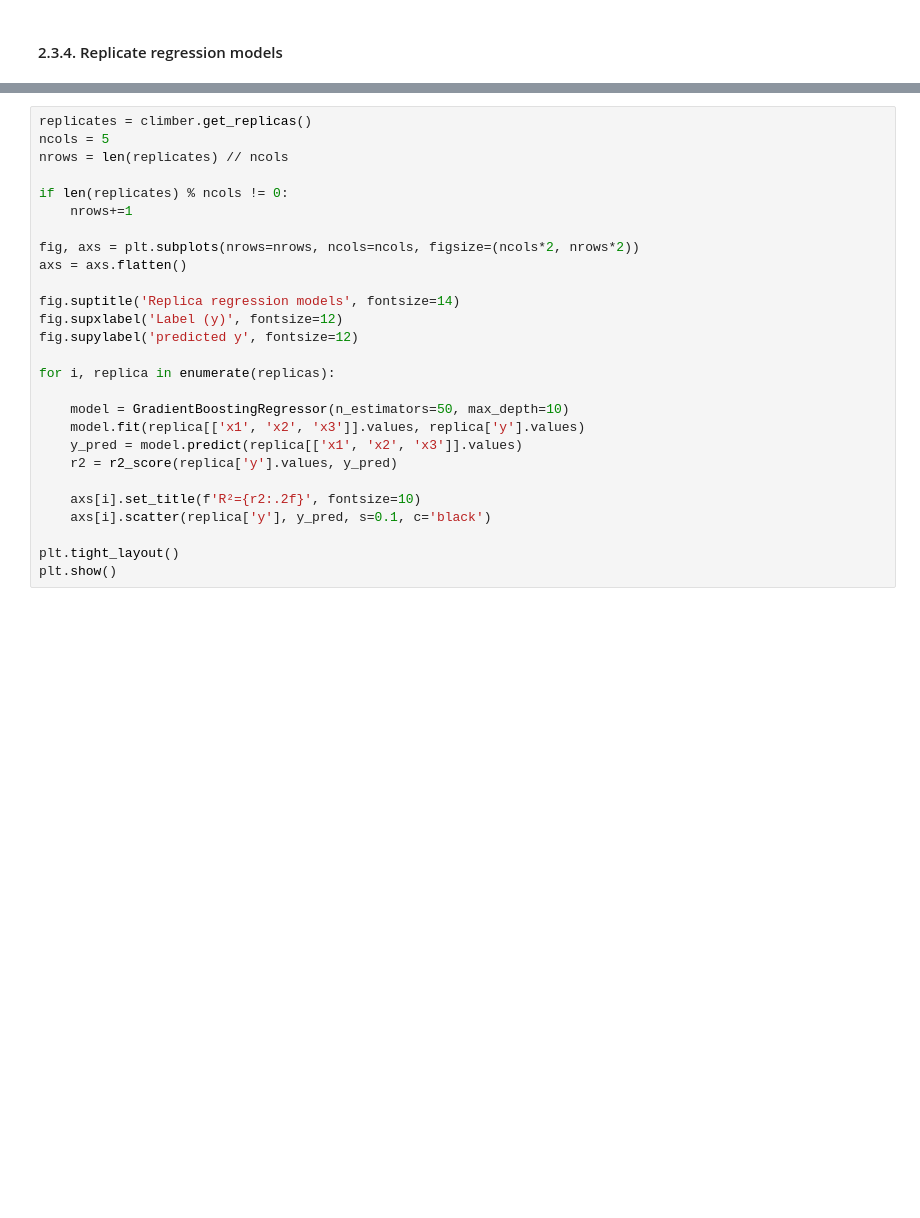
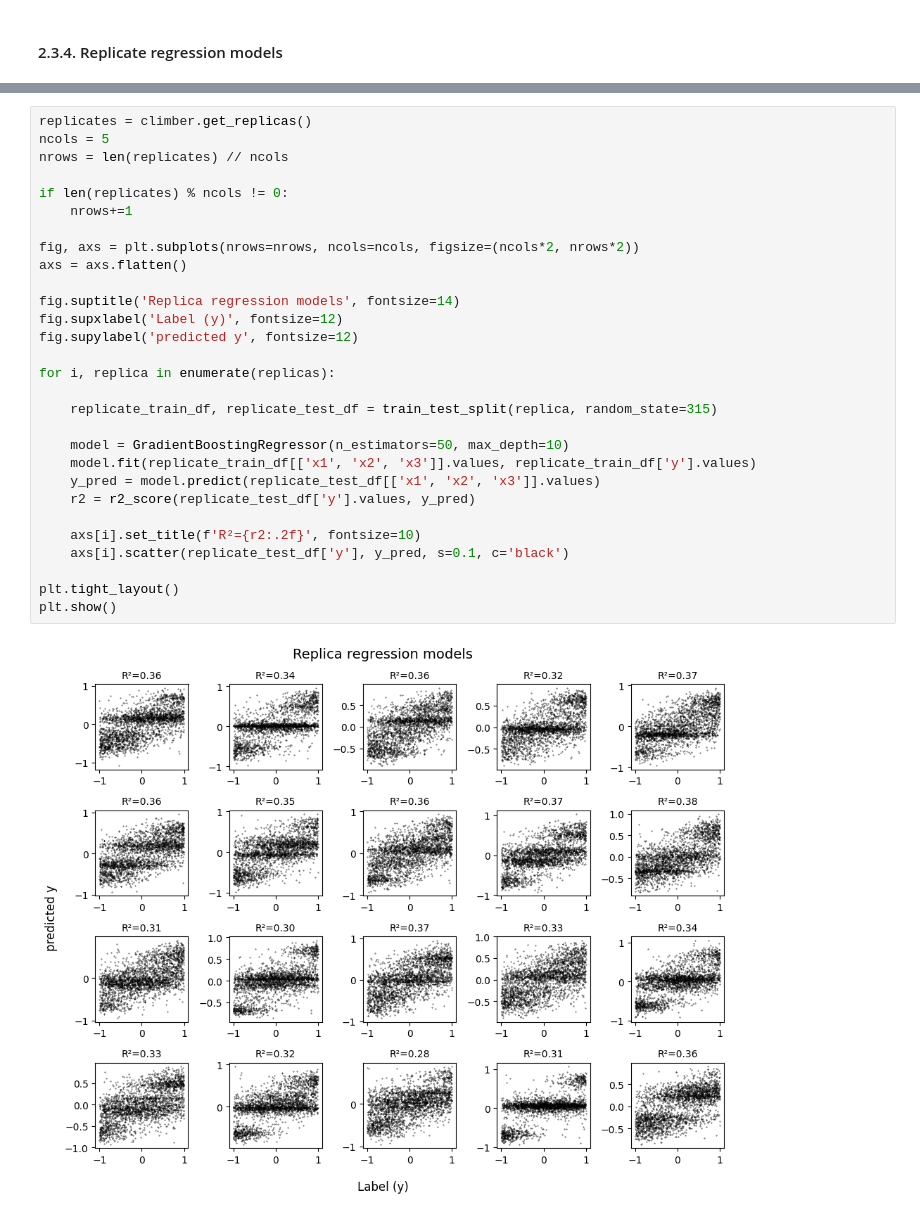
Before and after one commit to gperdrizet/hill_climber, a Jupyter notebook: notebooks/06-feature_interactions.ipynb, the cells around one changed output, grey strips where cells are left out. Drawn from its saved outputs; the diff is of its cells as text; blank space fills up the shorter version.

```diff
--- a/notebooks/06-feature_interactions.ipynb
+++ b/notebooks/06-feature_interactions.ipynb
@@ -267,27 +280,31 @@ print(f'Have {len(replicas)} replicas')
 # %%
 replicates = climber.get_replicas()
 ncols = 5
 nrows = len(replicates) // ncols
 
 if len(replicates) % ncols != 0:
     nrows+=1
 
 fig, axs = plt.subplots(nrows=nrows, ncols=ncols, figsize=(ncols*2, nrows*2))
 axs = axs.flatten()
 
 fig.suptitle('Replica regression models', fontsize=14)
 fig.supxlabel('Label (y)', fontsize=12)
 fig.supylabel('predicted y', fontsize=12)
 
 for i, replica in enumerate(replicas):
 
+    replicate_train_df, replicate_test_df = train_test_split(replica, random_state=315)
+
     model = GradientBoostingRegressor(n_estimators=50, max_depth=10)
-    model.fit(replica[['x1', 'x2', 'x3']].values, replica['y'].values)
-    y_pred = model.predict(replica[['x1', 'x2', 'x3']].values)
-    r2 = r2_score(replica['y'].values, y_pred)
+    model.fit(replicate_train_df[['x1', 'x2', 'x3']].values, replicate_train_df['y'].values)
+    y_pred = model.predict(replicate_test_df[['x1', 'x2', 'x3']].values)
+    r2 = r2_score(replicate_test_df['y'].values, y_pred)
 
     axs[i].set_title(f'R²={r2:.2f}', fontsize=10)
-    axs[i].scatter(replica['y'], y_pred, s=0.1, c='black')
+    axs[i].scatter(replicate_test_df['y'], y_pred, s=0.1, c='black')
 
 plt.tight_layout()
 plt.show()
+# %% [output]
+[figure, added]
```
Also changed, not shown: parts of 8 cells of this notebook, 2 other files.
